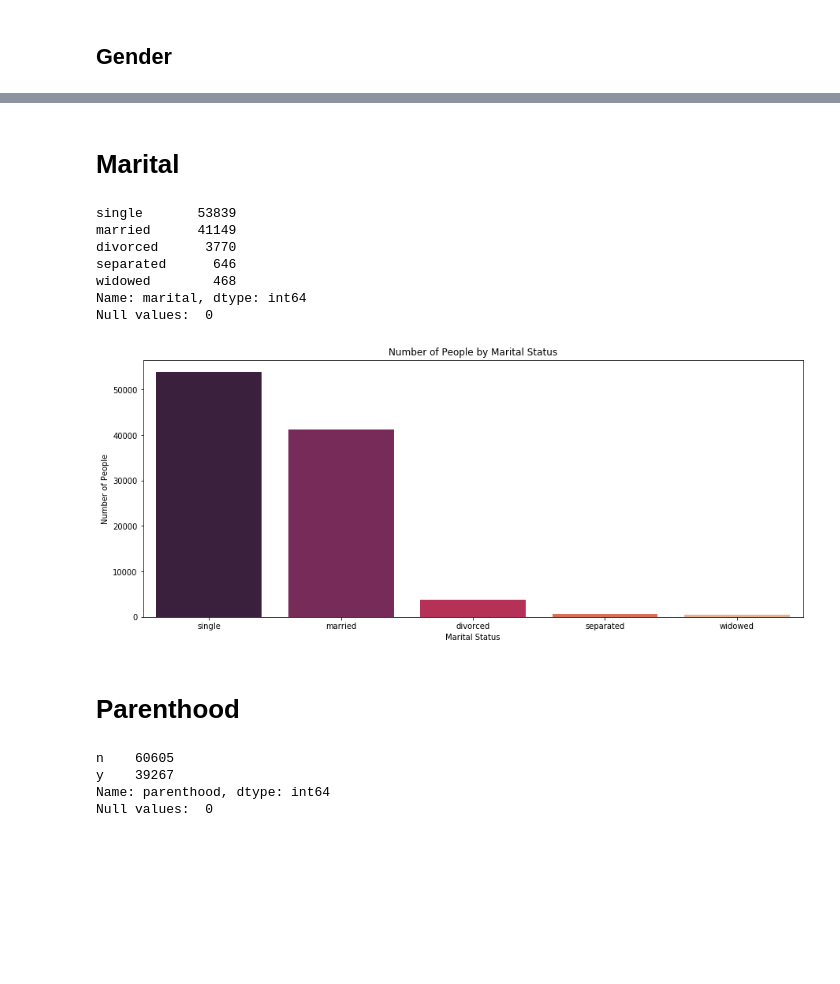
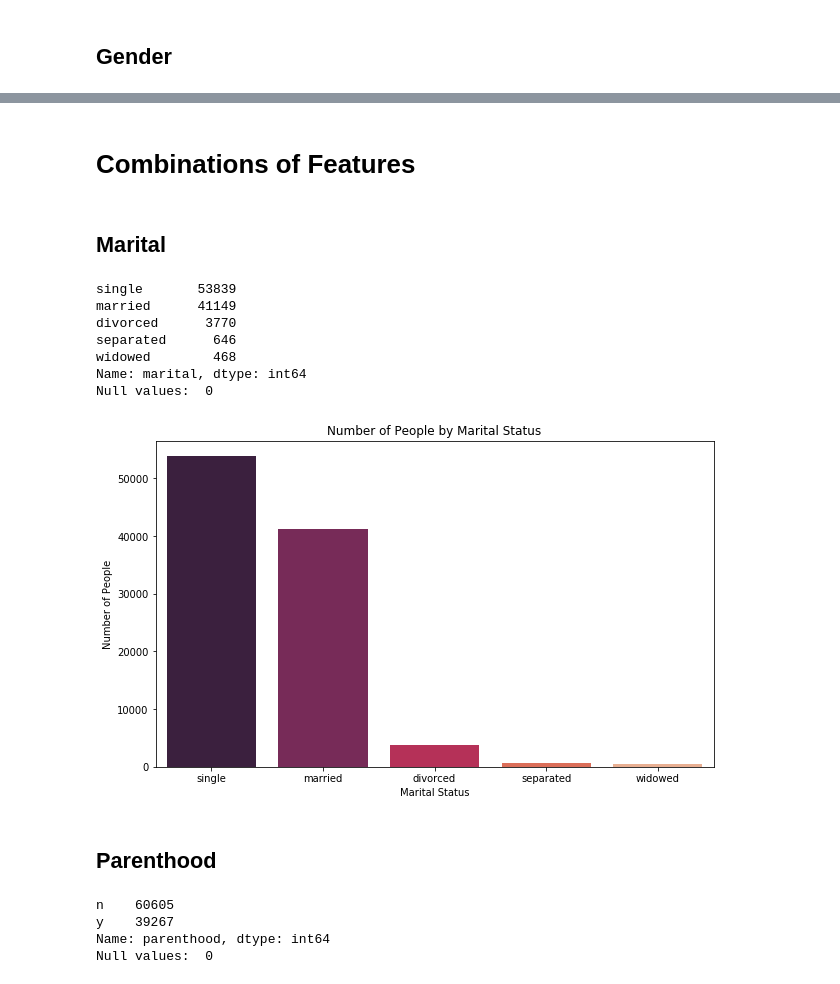
Before and after one commit to kaitlyn-k-zeichick/Project-4, a Jupyter notebook: EDA.ipynb, the cells around one changed output, grey strips where cells are left out. Saved outputs shown, nothing was run; the diff lists cells and outputs as text; code cells hidden in the pictures; blank space fills up the shorter version.

```diff
--- a/EDA.ipynb
+++ b/EDA.ipynb
@@ -82,0 +164,6 @@ plt.show()
+# %%
+df['country_bucket'] = [country for country in df['country']]
+# %%
+# Label each country as 'USA', 'IND' or 'Other'
+allowed_vars = ['USA', 'IND']
+df.loc[~df['country_bucket'].isin(allowed_vars), 'country_bucket'] = 'Other'
@@ -83,5 +193,7 @@ plt.show()
+# %% [markdown]
+# Combinations of Features
 # %% [markdown]
-# Marital
+## Marital
 # %%
 print(df['marital'].value_counts())
 print('Null values: ', df['marital'].isnull().sum())
@@ -96,23 +208,23 @@ Null values:  0
 # %%
 single = df[df['marital'] == 'single']
 married = df[df['marital'] == 'married']
 divorced = df[df['marital'] == 'divorced']
 separated = df[df['marital'] == 'separated']
 widowed = df[df['marital'] == 'widowed']
 
 x = ['single', 'married', 'divorced', 'separated', 'widowed']
 y = [len(single.values),len(married.values),len(divorced.values),len(separated.values),len(widowed.values)]
 
-plt.figure(figsize=(15,6))
+plt.figure(figsize=(10,6))
 sns.barplot(x=x, y=y, palette="rocket")
 plt.title("Number of People by Marital Status")
 plt.xlabel("Marital Status")
 plt.ylabel("Number of People")
 plt.show()
 # %% [output]
-[figure, old version]
+[figure, new version]
 # %% [markdown]
-# Parenthood
+## Parenthood
 # %%
 print(df['parenthood'].value_counts())
 print('Null values: ', df['parenthood'].isnull().sum())
```
Also changed, not shown: parts of 16 cells of this notebook, 5 other files.
